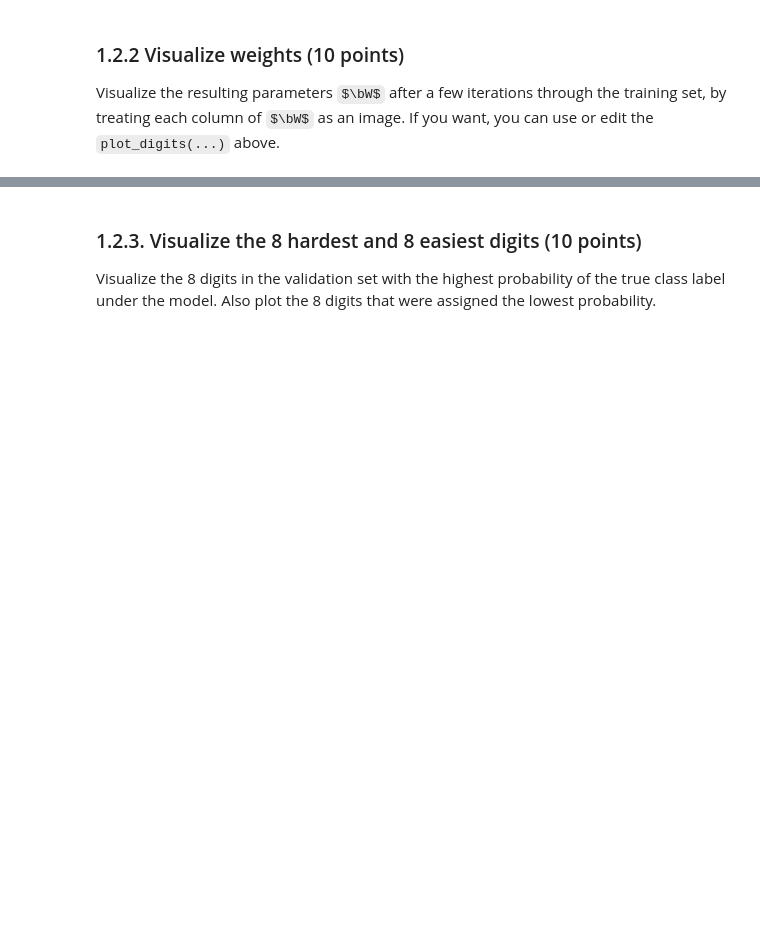
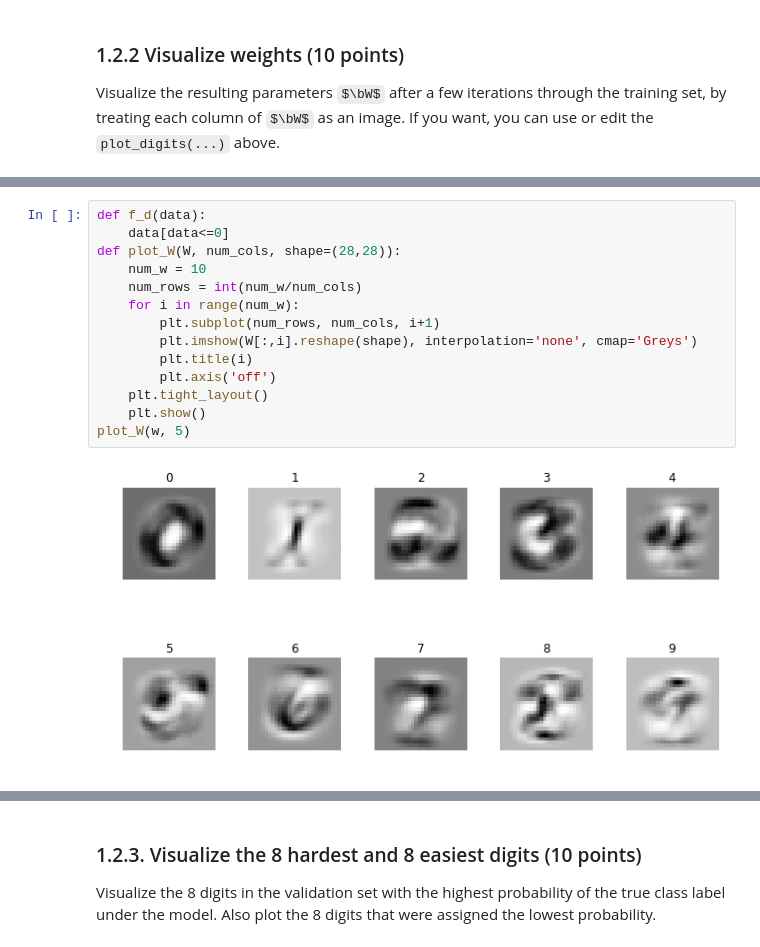
Before and after one commit to AlexWorldD/ML, a Jupyter notebook: 12249564_0000_lab2.ipynb, the cells around one changed output, grey strips where cells are left out. Saved outputs shown, nothing was run; the diff lists cells and outputs as text; some formulas as TeX source; blank space fills up the shorter version.

```diff
--- a/12249564_0000_lab2.ipynb
+++ b/12249564_0000_lab2.ipynb
@@ -490,0 +506,16 @@ YOUR ANSWER HERE
+# %%
+def f_d(data):
+    data[data<=0]
+def plot_W(W, num_cols, shape=(28,28)):
+    num_w = 10
+    num_rows = int(num_w/num_cols)
+    for i in range(num_w):
+        plt.subplot(num_rows, num_cols, i+1)
+        plt.imshow(W[:,i].reshape(shape), interpolation='none', cmap='Greys')
+        plt.title(i)
+        plt.axis('off')
+    plt.tight_layout()
+    plt.show()
+plot_W(w, 5)
+# %% [output]
+[figure, added]
```
Also changed, not shown: parts of 10 cells of this notebook.
